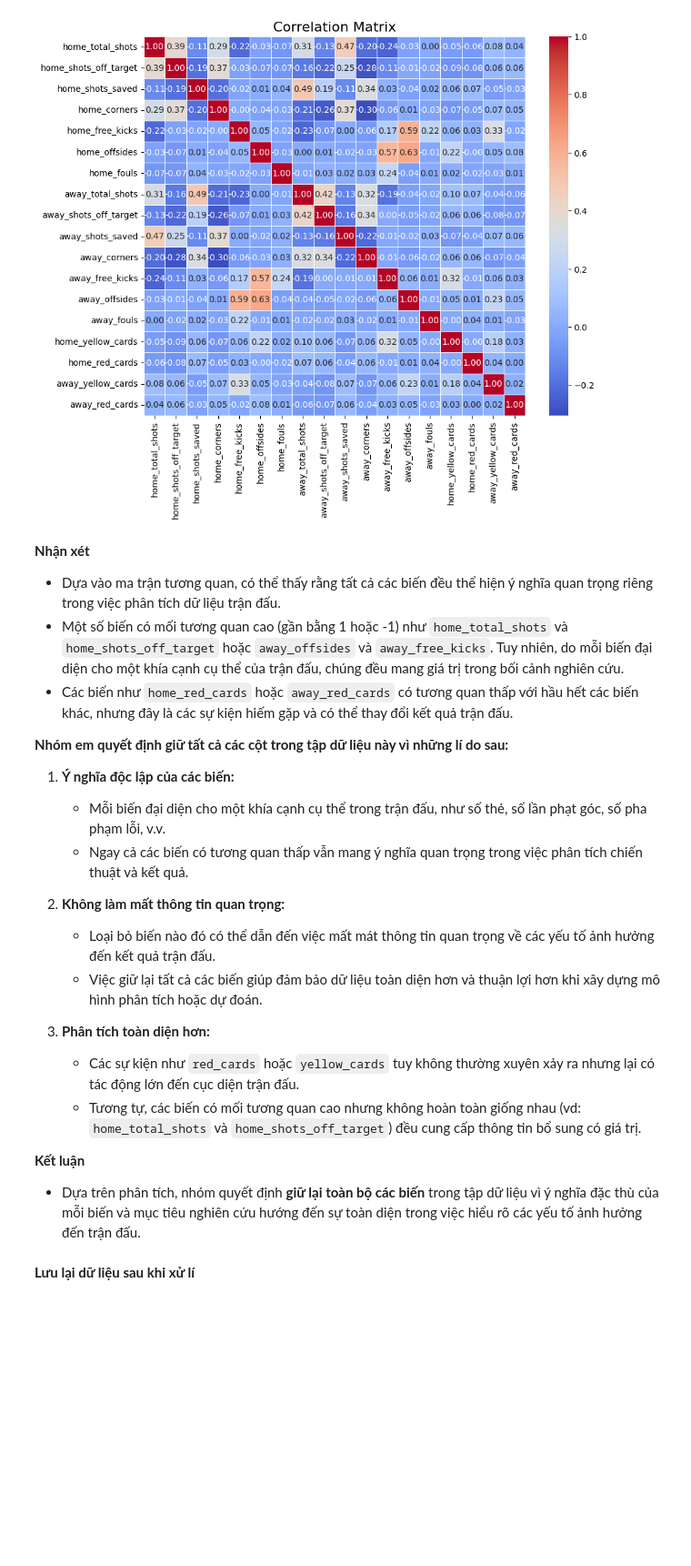
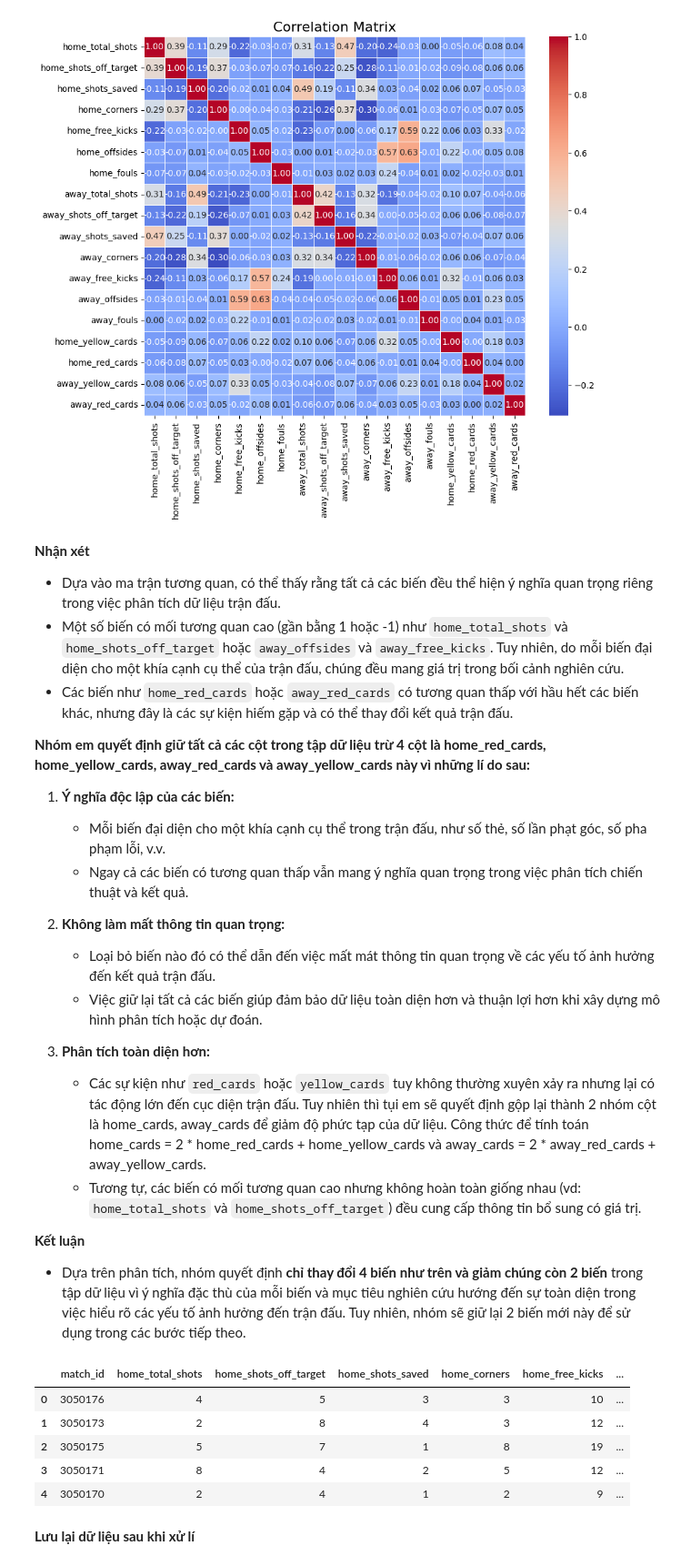
Before and after one commit to Banhmikepthit0105/FootballMatch-Analysis.Prediction, a Jupyter notebook: Phase02_DataPrepocessing.ipynb, the cells around one changed output. Shown at 91% size. Saved outputs shown, nothing was run; the diff lists cells and outputs as text; code cells hidden in the pictures; blank space fills up the shorter version.

```diff
--- a/Phase02_DataPrepocessing.ipynb
+++ b/Phase02_DataPrepocessing.ipynb
@@ -244,3 +179,7 @@ raw_match_statistics
 3556 rows × 19 columns
 # %% [markdown]
 Qua việc xử lí dữ liệu, ta thấy data đã giảm từ 3800 dòng xuống còn 3556 dòng, loại bỏ thàng công các dòng bị thiếu.
+# %%
+raw_match_statistics['match_id'] = raw_match_statistics['match_id'].astype('object')
+raw_match_statistics = raw_match_statistics.astype({col: 'int64' for col in raw_match_statistics.columns if col != 'match_id'})
+raw_match_statistics.dtypes
@@ -276,7 +303,7 @@ plt.show()
 - Một số biến có mối tương quan cao (gần bằng 1 hoặc -1) như `home_total_shots` và `home_shots_off_target` hoặc `away_offsides` và `away_free_kicks`. Tuy nhiên, do mỗi biến đại diện cho một khía cạnh cụ thể của trận đấu, chúng đều mang giá trị trong bối cảnh nghiên cứu.
 - Các biến như `home_red_cards` hoặc `away_red_cards` có tương quan thấp với hầu hết các biến khác, nhưng đây là các sự kiện hiếm gặp và có thể thay đổi kết quả trận đấu.
 
-**Nhóm em quyết định giữ tất cả các cột trong tập dữ liệu này vì những lí do sau:**
+**Nhóm em quyết định giữ tất cả các cột trong tập dữ liệu trừ 4 cột là home_red_cards, home_yellow_cards, away_red_cards và away_yellow_cards này vì những lí do sau:**
 
 1. **Ý nghĩa độc lập của các biến:**
    - Mỗi biến đại diện cho một khía cạnh cụ thể trong trận đấu, như số thẻ, số lần phạt góc, số pha phạm lỗi, v.v.
@@ -287,12 +314,26 @@ plt.show()
    - Việc giữ lại tất cả các biến giúp đảm bảo dữ liệu toàn diện hơn và thuận lợi hơn khi xây dựng mô hình phân tích hoặc dự đoán.
 
 3. **Phân tích toàn diện hơn:**
-   - Các sự kiện như `red_cards` hoặc `yellow_cards` tuy không thường xuyên xảy ra nhưng lại có tác động lớn đến cục diện trận đấu.
+   - Các sự kiện như `red_cards` hoặc `yellow_cards` tuy không thường xuyên xảy ra nhưng lại có tác động lớn đến cục diện trận đấu. Tuy nhiên thì tụi em sẽ quyết định gộp lại thành 2 nhóm cột là home_cards, away_cards để giảm độ phức tạp của dữ liệu. Công thức để tính toán home_cards = 2 * home_red_cards + home_yellow_cards và away_cards = 2 * away_red_cards + away_yellow_cards.
    - Tương tự, các biến có mối tương quan cao nhưng không hoàn toàn giống nhau (vd: `home_total_shots` và `home_shots_off_target`) đều cung cấp thông tin bổ sung có giá trị.
 
 **Kết luận**
 
-- Dựa trên phân tích, nhóm quyết định **giữ lại toàn bộ các biến** trong tập dữ liệu vì ý nghĩa đặc thù của mỗi biến và mục tiêu nghiên cứu hướng đến sự toàn diện trong việc hiểu rõ các yếu tố ảnh hưởng đến trận đấu.
+- Dựa trên phân tích, nhóm quyết định **chỉ thay đổi 4 biến như trên và giảm chúng còn 2 biến** trong tập dữ liệu vì ý nghĩa đặc thù của mỗi biến và mục tiêu nghiên cứu hướng đến sự toàn diện trong việc hiểu rõ các yếu tố ảnh hưởng đến trận đấu. Tuy nhiên, nhóm sẽ giữ lại 2 biến mới này để sử dụng trong các bước tiếp theo.
+# %%
+raw_match_statistics['home_cards'] = 2 * raw_match_statistics['home_red_cards'] + raw_match_statistics['home_yellow_cards']
+raw_match_statistics['away_cards'] = 2 * raw_match_statistics['away_red_cards'] + raw_match_statistics['away_yellow_cards']
+
+raw_match_statistics.drop(columns=['home_yellow_cards', 'home_red_cards', 'away_yellow_cards', 'away_red_cards'], inplace=True)
+
+raw_match_statistics.head()
+# %% [output]
+|  | match_id | home_total_shots | home_shots_off_target | home_shots_saved | home_corners | home_free_kicks | ... |
+| 0 | 3050176 | 4 | 5 | 3 | 3 | 10 | ... |
+| 1 | 3050173 | 2 | 8 | 4 | 3 | 12 | ... |
+| 2 | 3050175 | 5 | 7 | 1 | 8 | 19 | ... |
+| 3 | 3050171 | 8 | 4 | 2 | 5 | 12 | ... |
+| 4 | 3050170 | 2 | 4 | 1 | 2 | 9 | ... |
 # %% [markdown]
 **Lưu lại dữ liệu sau khi xử lí**
 # %%
```
Also changed, not shown: parts of 17 cells of this notebook, 1 other file.
